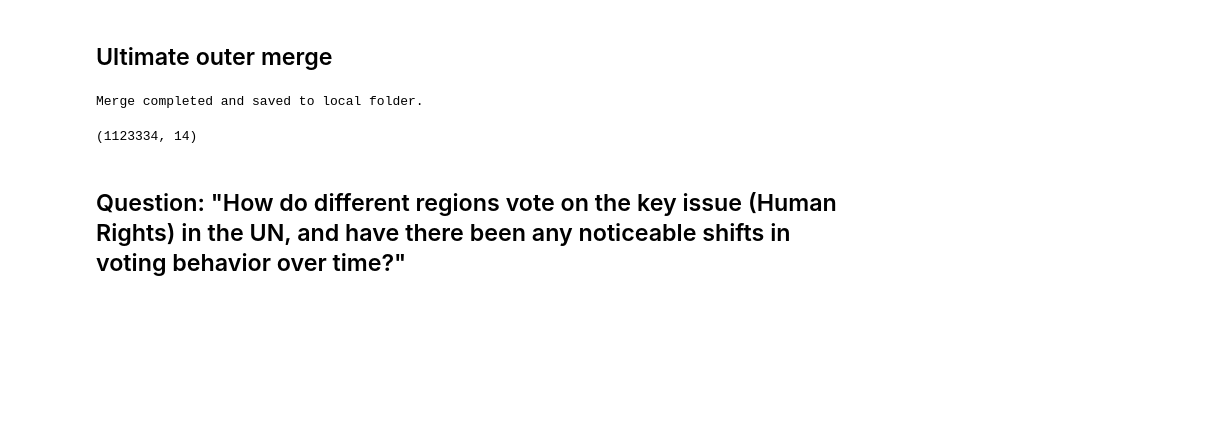
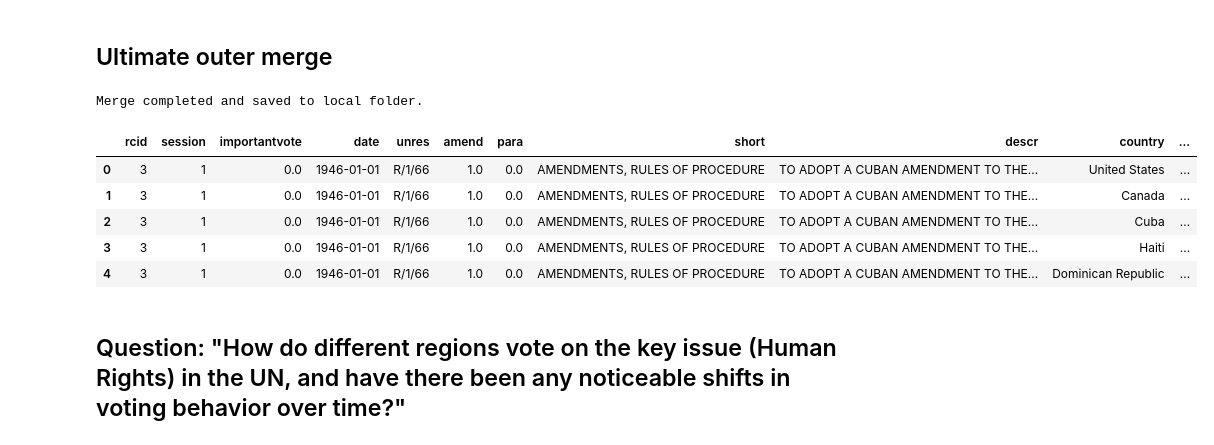
Before and after one commit to yijiesoo/leigaga, a Jupyter notebook: src/project.ipynb, the cells around one changed output. Drawn from its saved outputs; the diff is of its cells as text; code cells hidden in the pictures; blank space fills up the shorter version.

```diff
--- a/src/project.ipynb
+++ b/src/project.ipynb
@@ -79,10 +79,16 @@ Merge completed and saved to local folder.
 # %%
 merged_df.columns.unique()
 
 #prove outer merge is completed
 merged_df.shape
+merged_df.head()
 # %% [output]
-(1123334, 14)
+|  | rcid | session | importantvote | date | unres | amend | para | short | descr | country | ... |
+| 0 | 3 | 1 | 0.0 | 1946-01-01 | R/1/66 | 1.0 | 0.0 | AMENDMENTS, RULES OF PROCEDURE | TO ADOPT A CUBAN AMENDMENT TO THE... | United States | ... |
+| 1 | 3 | 1 | 0.0 | 1946-01-01 | R/1/66 | 1.0 | 0.0 | AMENDMENTS, RULES OF PROCEDURE | TO ADOPT A CUBAN AMENDMENT TO THE... | Canada | ... |
+| 2 | 3 | 1 | 0.0 | 1946-01-01 | R/1/66 | 1.0 | 0.0 | AMENDMENTS, RULES OF PROCEDURE | TO ADOPT A CUBAN AMENDMENT TO THE... | Cuba | ... |
+| 3 | 3 | 1 | 0.0 | 1946-01-01 | R/1/66 | 1.0 | 0.0 | AMENDMENTS, RULES OF PROCEDURE | TO ADOPT A CUBAN AMENDMENT TO THE... | Haiti | ... |
+| 4 | 3 | 1 | 0.0 | 1946-01-01 | R/1/66 | 1.0 | 0.0 | AMENDMENTS, RULES OF PROCEDURE | TO ADOPT A CUBAN AMENDMENT TO THE... | Dominican Republic | ... |
 # %% [markdown]
 ## Question: "How do different regions vote on the key issue (Human Rights) in the UN, and have there been any noticeable shifts in voting behavior over time?"
 # %% [markdown]
```
Also changed, not shown: parts of 11 cells of this notebook.
